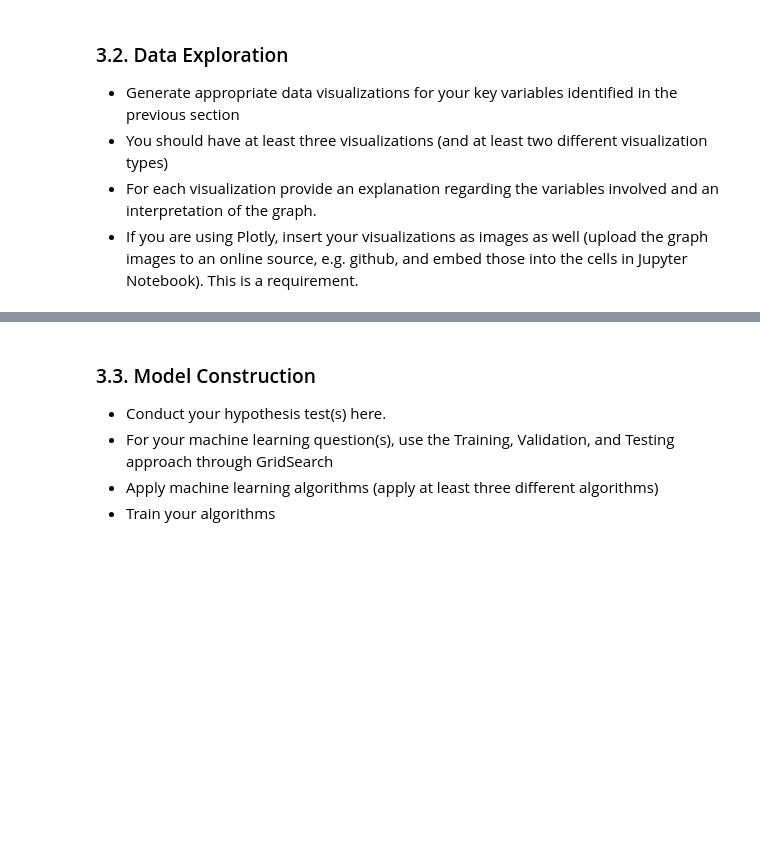
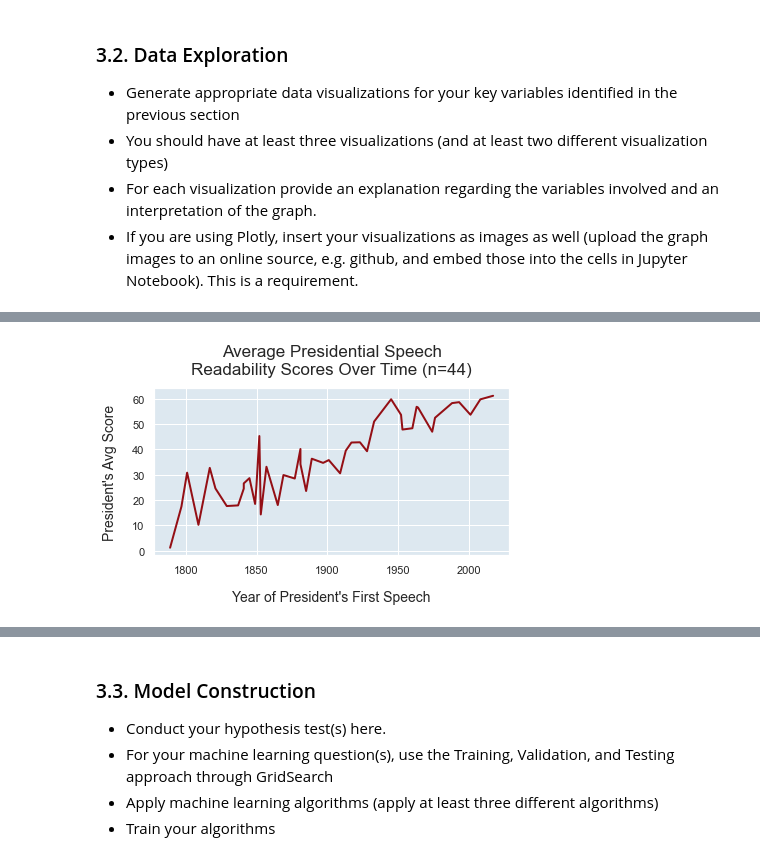
Before and after one commit to odaily/DS3000-Final, a Jupyter notebook: FP4.ipynb, the cells around one changed output, grey strips where cells are left out. Cells and saved outputs as stored; diff of their text form; code cells hidden in the pictures; blank space fills up the shorter version.

```diff
--- a/FP4.ipynb
+++ b/FP4.ipynb
@@ -465,0 +554,17 @@ df.to_csv(r'final_proj_dataset_with_importance.csv')
+# %%
+# 2. Average Presidential Speech Readability Scores Over Time (LINE)
+
+TEXT_COLOR = '#2f2f2f'
+sns.set(rc={'axes.facecolor':'#dde8f0'})
+
+df_read.set_index('year')['avg_score'].plot(linewidth=2, color='#940f15')
+
+plt.xlabel("Year of President's First Speech", labelpad=15, fontsize=14)
+plt.ylabel("President's Avg Score", labelpad=15, fontsize=14)
+plt.title("Average Presidential Speech\nReadability Scores Over Time (n=" + str(len(df_read.index)) + ")",
+          y=1.05, fontsize=17)
+
+plt.tight_layout()
+plt.savefig('readability-line.png')
+# %% [output]
+[figure, added]
```
Also changed, not shown: parts of 41 cells of this notebook.
